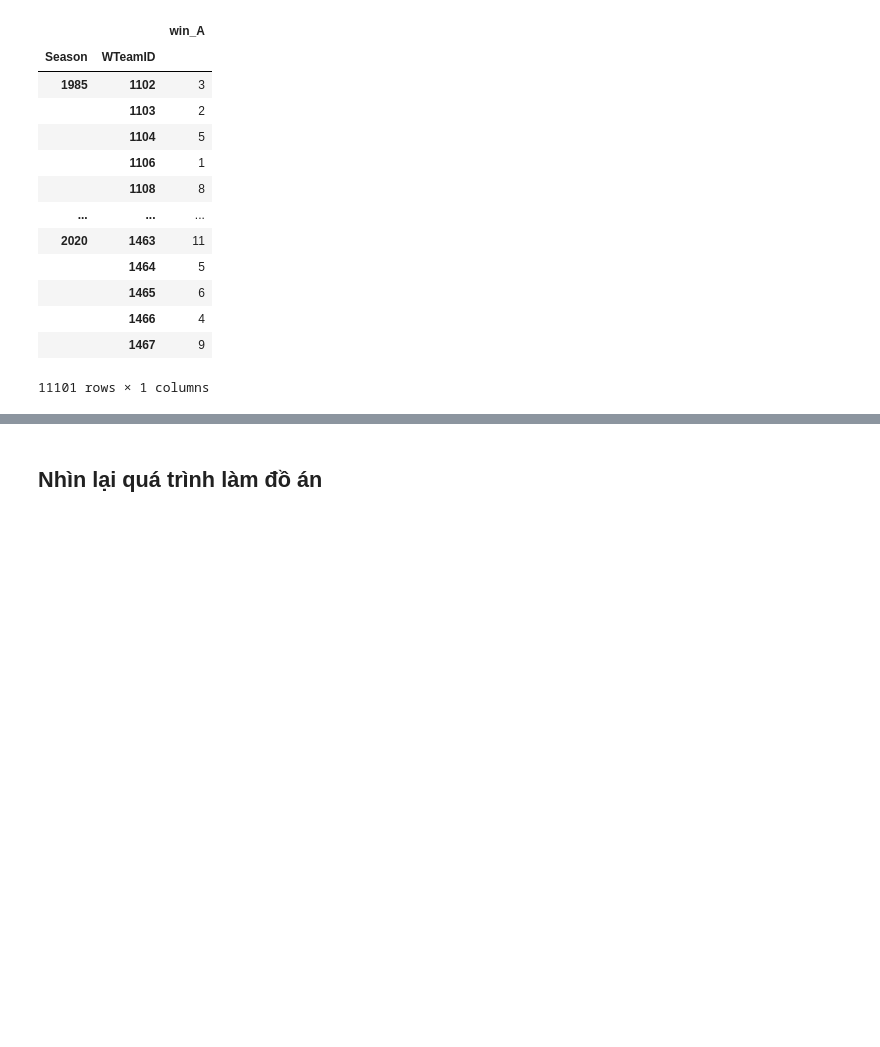
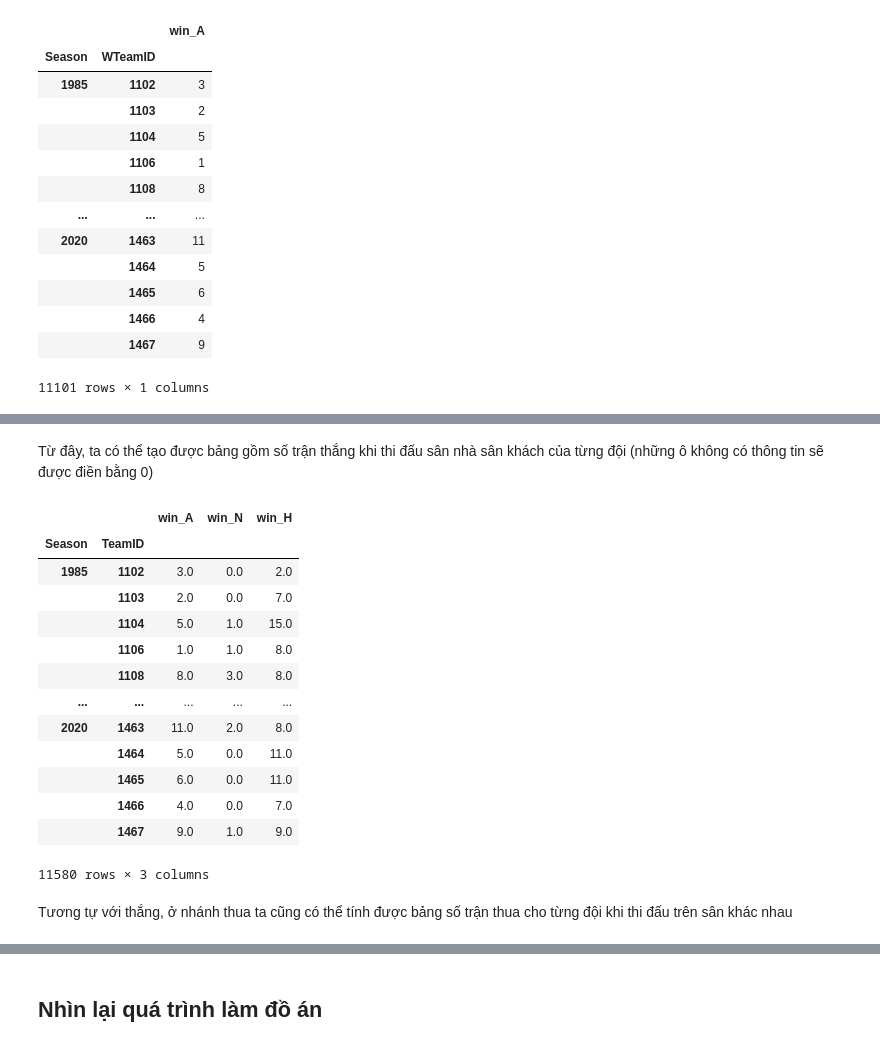
Before and after one commit to nomiku1999/KTDLUD, a Jupyter notebook: Report.ipynb, the cells around one changed output, grey strips where cells are left out. Drawn from its saved outputs; the diff is of its cells as text; code cells hidden in the pictures; blank space fills up the shorter version.

```diff
--- a/Report.ipynb
+++ b/Report.ipynb
@@ -282,0 +329,2 @@ A_w
+# %% [markdown]
+Từ đây, ta có thể tạo được bảng gồm số trận thắng khi thi đấu sân nhà sân khách của từng đội (những ô không có thông tin sẽ được điền bằng 0)
@@ -282,0 +334,19 @@ A_w
+# %%
+win
+# %% [output]
+|  |  | win_A | win_N | win_H |
+| Season | TeamID |  |  |  |
+| 1985 | 1102 | 3.0 | 0.0 | 2.0 |
+|  | 1103 | 2.0 | 0.0 | 7.0 |
+|  | 1104 | 5.0 | 1.0 | 15.0 |
+|  | 1106 | 1.0 | 1.0 | 8.0 |
+|  | 1108 | 8.0 | 3.0 | 8.0 |
+| ... | ... | ... | ... | ... |
+| 2020 | 1463 | 11.0 | 2.0 | 8.0 |
+|  | 1464 | 5.0 | 0.0 | 11.0 |
+|  | 1465 | 6.0 | 0.0 | 11.0 |
+|  | 1466 | 4.0 | 0.0 | 7.0 |
+|  | 1467 | 9.0 | 1.0 | 9.0 |
+11580 rows × 3 columns
+# %% [markdown]
+Tương tự với thắng, ở nhánh thua ta cũng có thể tính được bảng số trận thua cho từng đội khi thi đấu trên sân khác nhau
```
Also changed, not shown: parts of 22 cells of this notebook.
